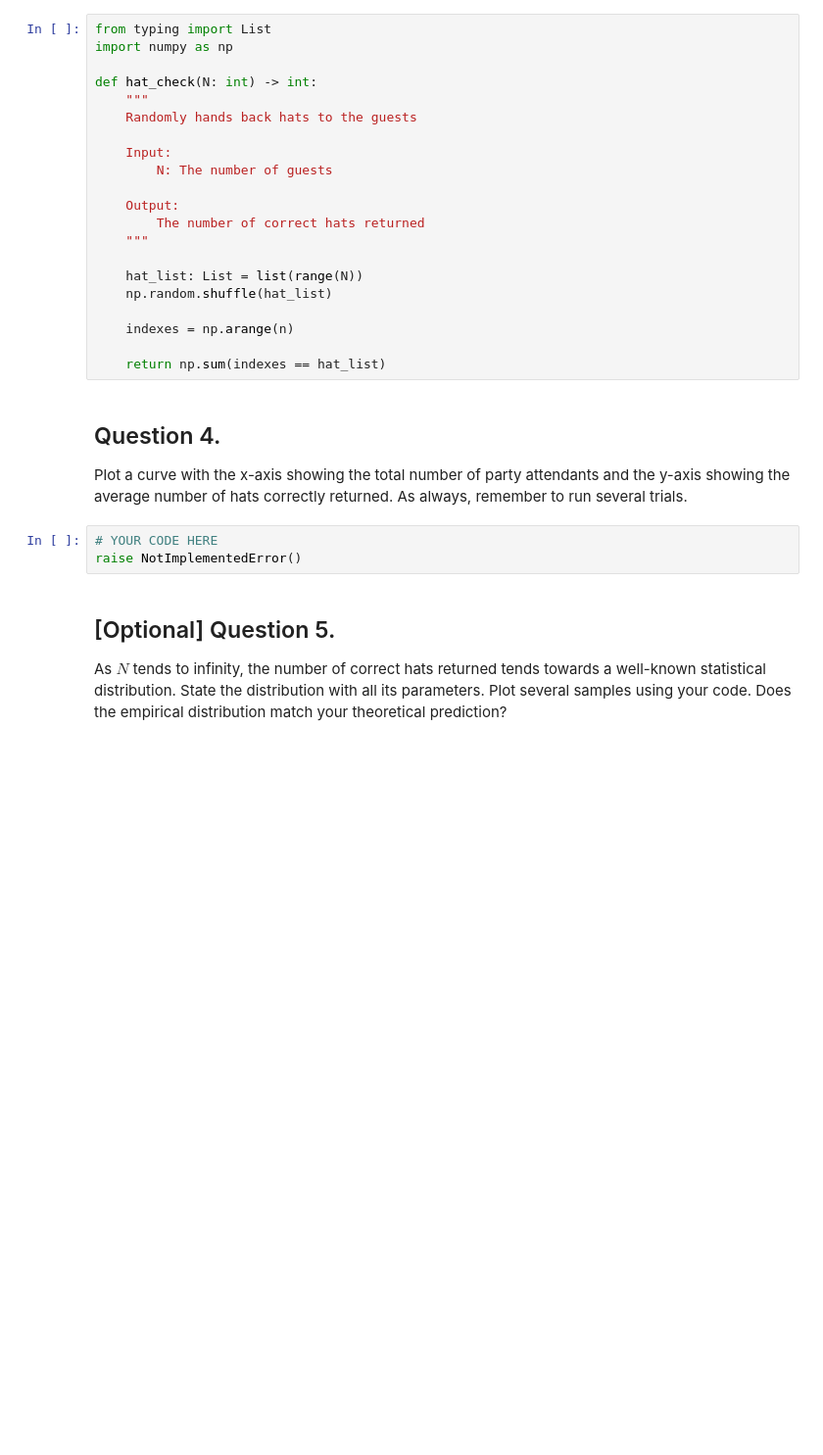
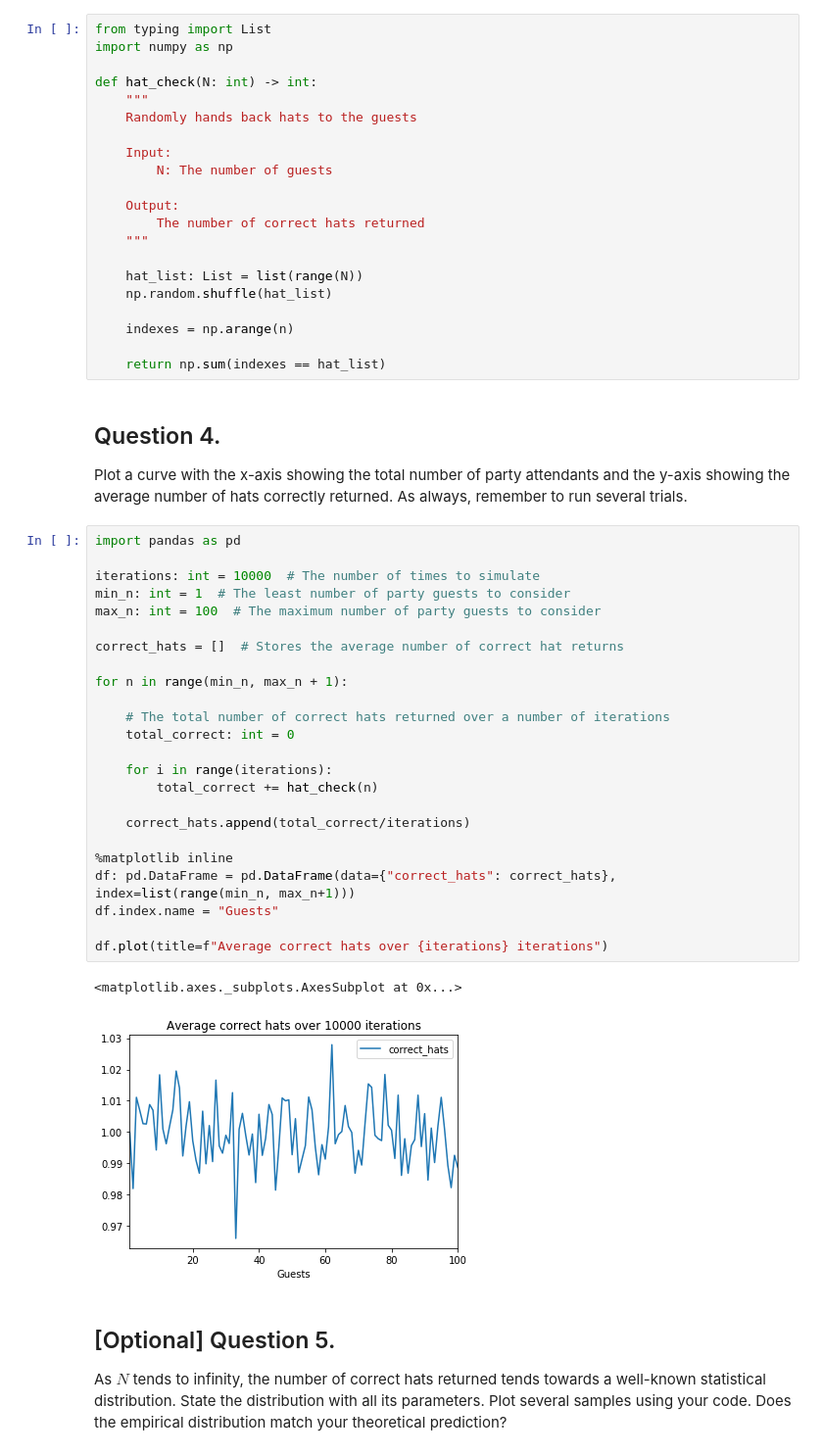
Before and after one commit to mahmud-nobe/CS110, a Jupyter notebook: cs110_pcw_4_2/cs110_pcw_4_2.ipynb, the cells around one changed output. Shown: that part at 98% size. Drawn from its saved outputs; the diff is of its cells as text; blank space fills up the shorter version.

```diff
--- a/cs110_pcw_4_2/cs110_pcw_4_2.ipynb
+++ b/cs110_pcw_4_2/cs110_pcw_4_2.ipynb
@@ -241,9 +241,33 @@ def hat_check(N: int) -> int:
 ## Question 4.
 
 Plot a curve with the x-axis showing the total number of party attendants and the y-axis showing the average number of hats correctly returned. As always, remember to run several trials.
-# %%
-# YOUR CODE HERE
-raise NotImplementedError()
+# %%
+import pandas as pd
+
+iterations: int = 10000  # The number of times to simulate
+min_n: int = 1  # The least number of party guests to consider
+max_n: int = 100  # The maximum number of party guests to consider
+
+correct_hats = []  # Stores the average number of correct hat returns
+
+for n in range(min_n, max_n + 1):
+
+    # The total number of correct hats returned over a number of iterations
+    total_correct: int = 0
+
+    for i in range(iterations):
+        total_correct += hat_check(n)
+
+    correct_hats.append(total_correct/iterations)
+
+%matplotlib inline
+df: pd.DataFrame = pd.DataFrame(data={"correct_hats": correct_hats}, index=list(range(min_n, max_n+1)))
+df.index.name = "Guests"
+
+df.plot(title=f"Average correct hats over {iterations} iterations")
+# %% [output]
+<matplotlib.axes._subplots.AxesSubplot at 0x...>
+[figure, added]
 # %% [markdown]
 ## [Optional] Question 5.
 As $N$ tends to infinity, the number of correct hats returned tends towards a well-known statistical distribution. State the distribution with all its parameters. Plot several samples using your code. Does the empirical distribution match your theoretical prediction?
```
Also changed, not shown: parts of 1 cell of this notebook.
